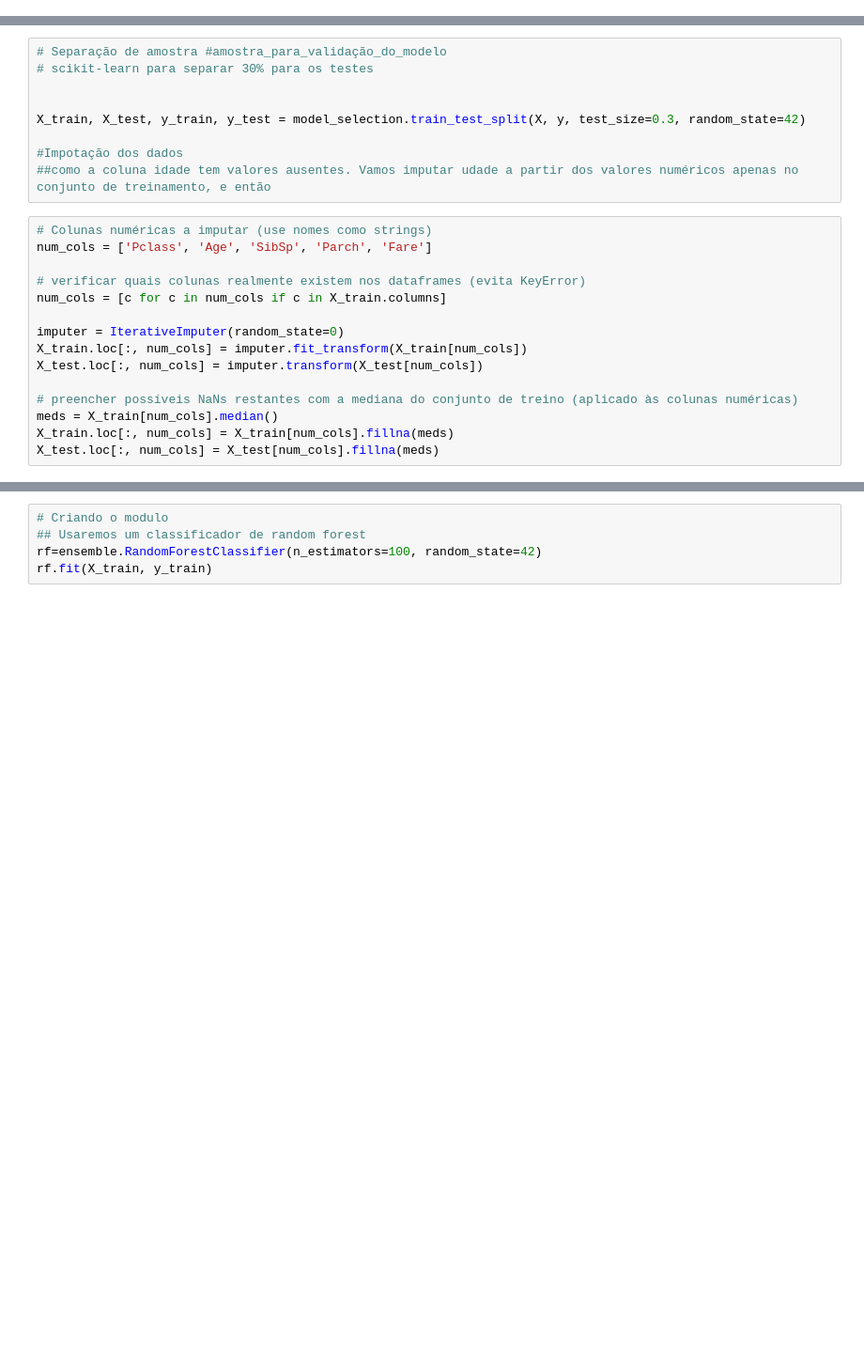
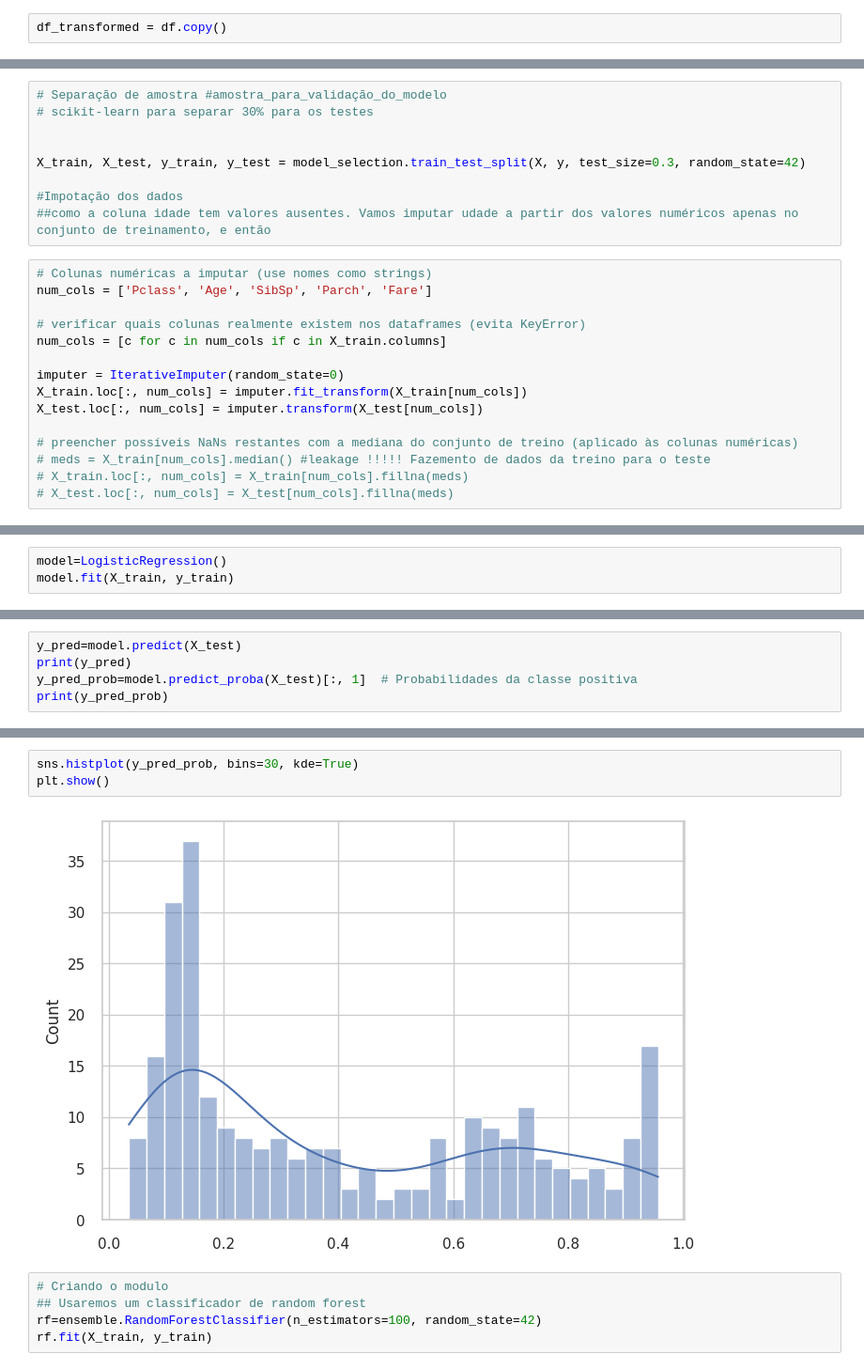
Before and after one commit to KhanSabbath/Titanic-analyse, a Jupyter notebook: main.ipynb, the cells around one changed output, grey strips where cells are left out. Shown at 94% size. Drawn from its saved outputs; the diff is of its cells as text; blank space fills up the shorter version.

```diff
--- a/main.ipynb
+++ b/main.ipynb
@@ -306,3 +319,5 @@ plt.show()
+# %%
+df_transformed = df.copy()
 # %%
 # categorização para limpeza
 # defina o target antes de remover a coluna
@@ -384,6 +383,6 @@ X_train.loc[:, num_cols] = imputer.fit_transform(X_train[num_cols])
 X_test.loc[:, num_cols] = imputer.transform(X_test[num_cols])
 
 # preencher possíveis NaNs restantes com a mediana do conjunto de treino (aplicado às colunas numéricas)
-meds = X_train[num_cols].median()
-X_train.loc[:, num_cols] = X_train[num_cols].fillna(meds)
-X_test.loc[:, num_cols] = X_test[num_cols].fillna(meds)
+# meds = X_train[num_cols].median() #leakage !!!!! Fazemento de dados da treino para o teste
+# X_train.loc[:, num_cols] = X_train[num_cols].fillna(meds)
+# X_test.loc[:, num_cols] = X_test[num_cols].fillna(meds)
@@ -542,3 +575,6 @@ Parameters: { "use_label_encoder" } are not used.
 Parameters: { "use_label_encoder" } are not used.
 
   bst.update(dtrain, iteration=i, fobj=obj)
+# %%
+model=LogisticRegression()
+model.fit(X_train, y_train)
@@ -544,0 +591,5 @@ Parameters: { "use_label_encoder" } are not used.
+# %%
+y_pred=model.predict(X_test)
+print(y_pred)
+y_pred_prob=model.predict_proba(X_test)[:, 1]  # Probabilidades da classe positiva
+print(y_pred_prob)
@@ -545,3 +614,8 @@ Parameters: { "use_label_encoder" } are not used.
+# %%
+sns.histplot(y_pred_prob, bins=30, kde=True)
+plt.show()
+# %% [output]
+[figure, added]
 # %%
 # Criando o modulo
 ## Usaremos um classificador de random forest
```
Also changed, not shown: parts of 19 cells of this notebook, 4 other files.
